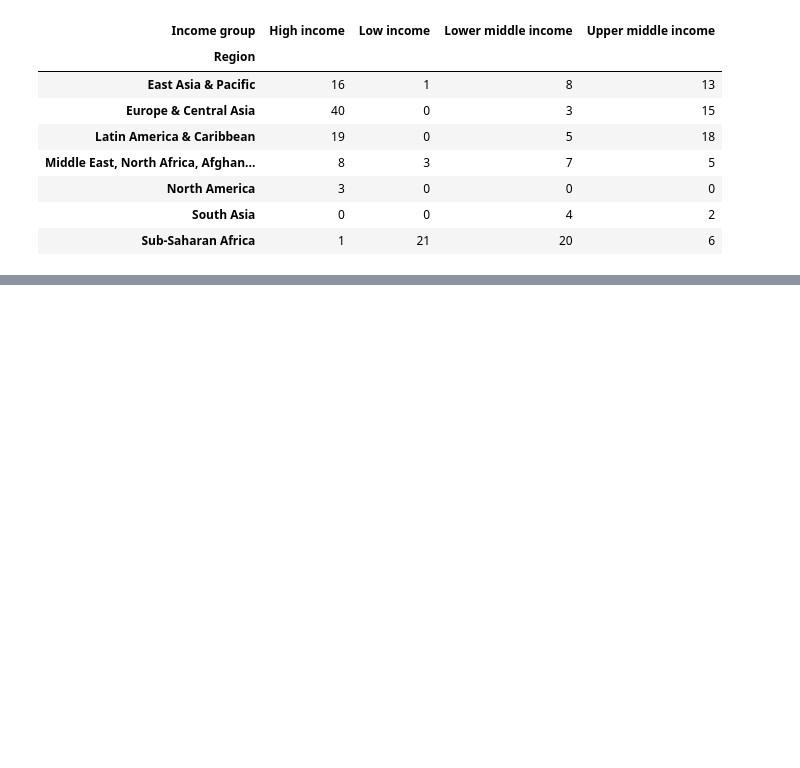
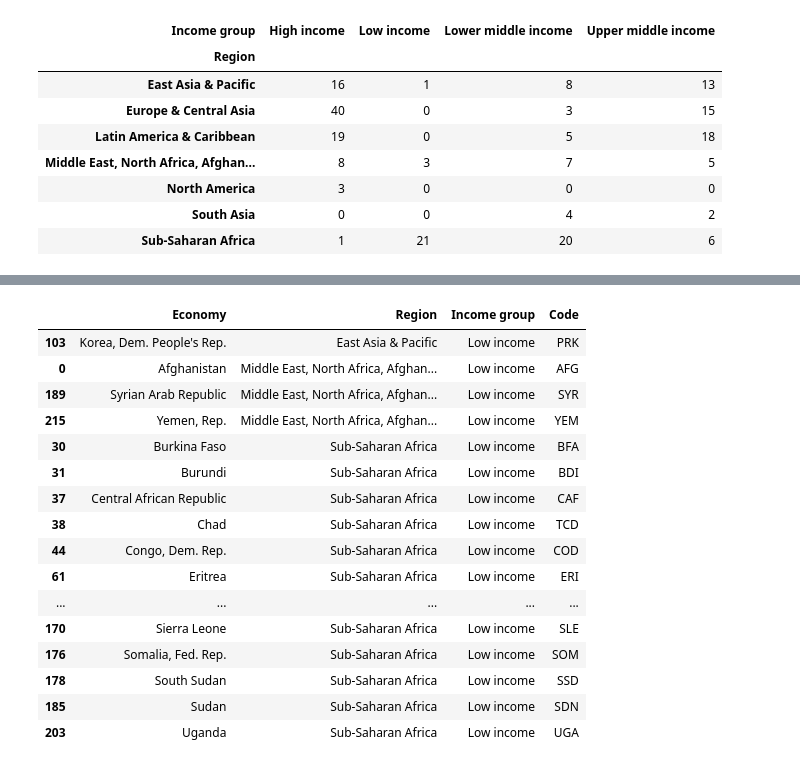
Before and after one commit to ajbunny/AI-Readiness-Governance-Capstone, a Jupyter notebook: notebooks/02_country_selection.ipynb, the cells around one changed output, grey strips where cells are left out. Cells and saved outputs as stored; diff of their text form; code cells hidden in the pictures; blank space fills up the shorter version.

Commit message:
Candidate Selction pool established. README updated

```diff
--- a/notebooks/02_country_selection.ipynb
+++ b/notebooks/02_country_selection.ipynb
@@ -287,0 +322,12 @@ region_income
+# %%
+## Creating a list so incomes are from low -> high
+
+income_order = ['Low income', 'Lower middle income', 'Upper middle income', 'High income']
+# %%
+countries["Income group"] = pd.Categorical(
+    countries['Income group'],
+    categories=income_order,
+    ordered=True
+)
+# %%
+candidate_pool = countries.sort_values(by= ['Income group', 'Region', 'Economy'])
@@ -287,0 +366,23 @@ region_income
+# %%
+#Low income
+
+# Sort through the columns I want
+candidate_pool [ candidate_pool["Income group"] == "Low income"].sort_values(by=['Region','Economy'])[['Economy','Region','Income group','Code']]
+# %% [output]
+|  | Economy | Region | Income group | Code |
+| 103 | Korea, Dem. People's Rep. | East Asia & Pacific | Low income | PRK |
+| 0 | Afghanistan | Middle East, North Africa, Afghan... | Low income | AFG |
+| 189 | Syrian Arab Republic | Middle East, North Africa, Afghan... | Low income | SYR |
+| 215 | Yemen, Rep. | Middle East, North Africa, Afghan... | Low income | YEM |
+| 30 | Burkina Faso | Sub-Saharan Africa | Low income | BFA |
+| 31 | Burundi | Sub-Saharan Africa | Low income | BDI |
+| 37 | Central African Republic | Sub-Saharan Africa | Low income | CAF |
+| 38 | Chad | Sub-Saharan Africa | Low income | TCD |
+| 44 | Congo, Dem. Rep. | Sub-Saharan Africa | Low income | COD |
+| 61 | Eritrea | Sub-Saharan Africa | Low income | ERI |
+| ... | ... | ... | ... | ... |
+| 170 | Sierra Leone | Sub-Saharan Africa | Low income | SLE |
+| 176 | Somalia, Fed. Rep. | Sub-Saharan Africa | Low income | SOM |
+| 178 | South Sudan | Sub-Saharan Africa | Low income | SSD |
+| 185 | Sudan | Sub-Saharan Africa | Low income | SDN |
+| 203 | Uganda | Sub-Saharan Africa | Low income | UGA |
```
Also changed, not shown: parts of 9 cells of this notebook, 1 other file.
